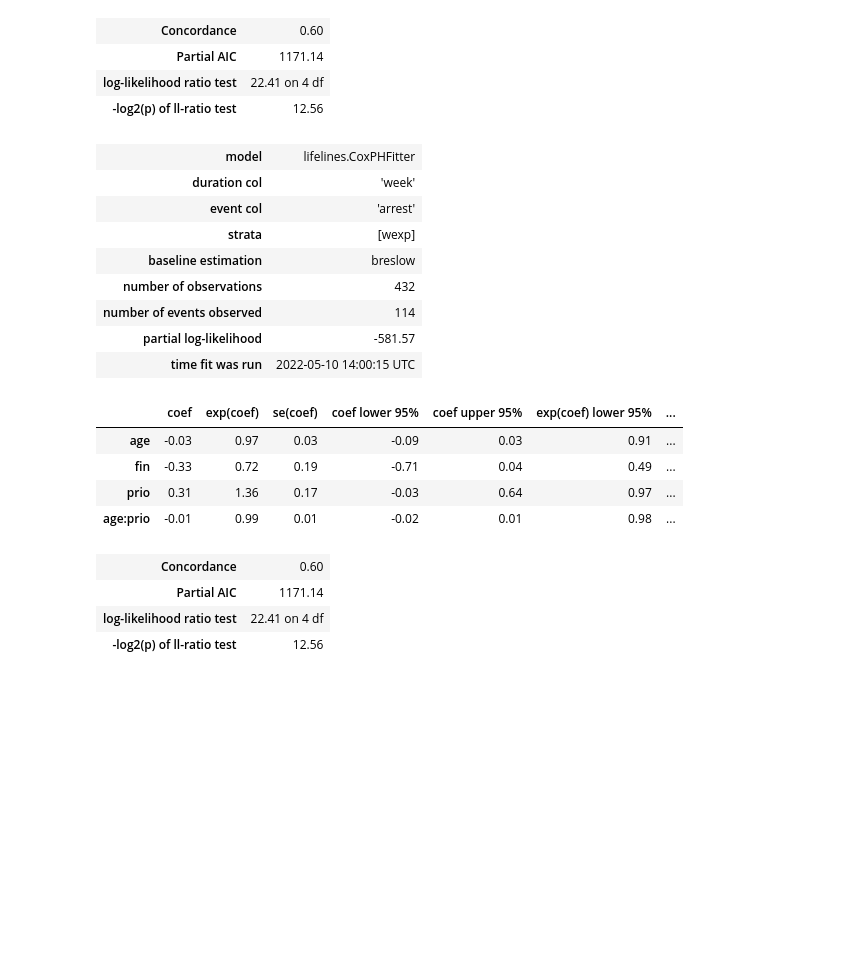
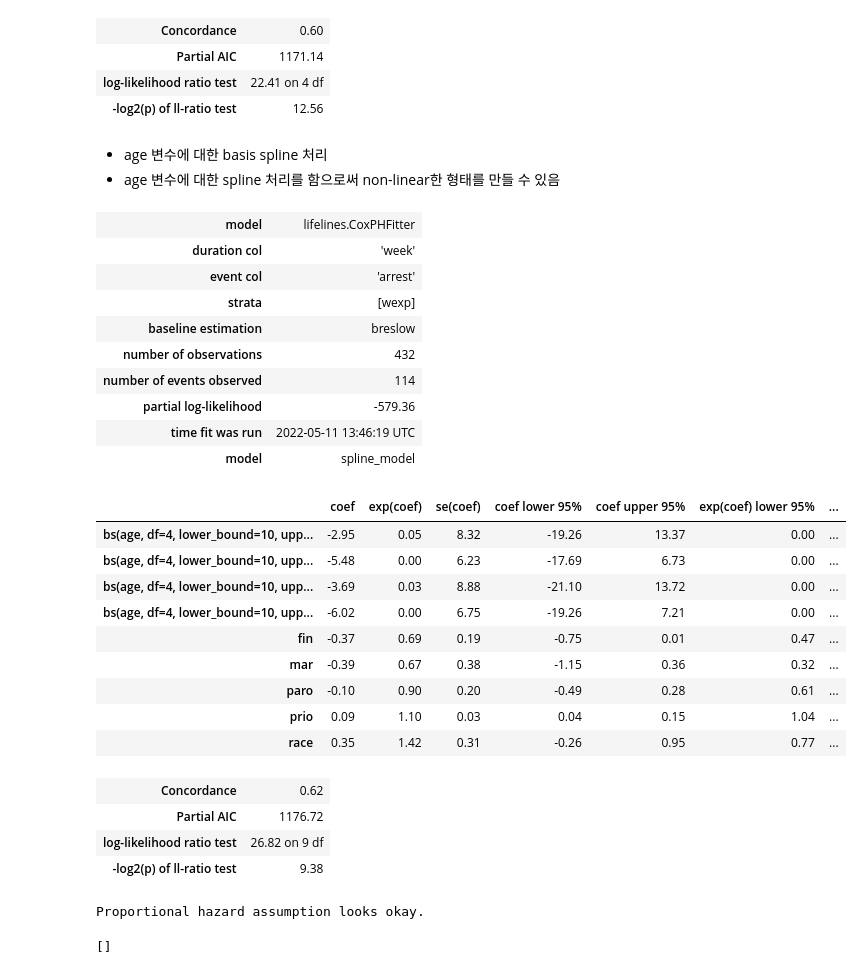
Before and after one commit to seolbluewings/Python, a Jupyter notebook: Cox PH Model.ipynb, the cells around one changed output. Drawn from its saved outputs; the diff is of its cells as text; code cells hidden in the pictures; blank space fills up the shorter version.

```diff
--- a/Cox PH Model.ipynb
+++ b/Cox PH Model.ipynb
@@ -200,24 +196,37 @@ cph.print_summary()
 | Partial AIC | 1171.14 |
 | log-likelihood ratio test | 22.41 on 4 df |
 | -log2(p) of ll-ratio test | 12.56 |
-# %%
-cph.print_summary()
-# %% [output]
-| model | lifelines.CoxPHFitter |
-| duration col | 'week' |
-| event col | 'arrest' |
-| strata | [wexp] |
-| baseline estimation | breslow |
-| number of observations | 432 |
-| number of events observed | 114 |
-| partial log-likelihood | -581.57 |
-| time fit was run | 2022-05-10 14:00:15 UTC |
-|  | coef | exp(coef) | se(coef) | coef lower 95% | coef upper 95% | exp(coef) lower 95% | ... |
-| age | -0.03 | 0.97 | 0.03 | -0.09 | 0.03 | 0.91 | ... |
-| fin | -0.33 | 0.72 | 0.19 | -0.71 | 0.04 | 0.49 | ... |
-| prio | 0.31 | 1.36 | 0.17 | -0.03 | 0.64 | 0.97 | ... |
-| age:prio | -0.01 | 0.99 | 0.01 | -0.02 | 0.01 | 0.98 | ... |
-| Concordance | 0.60 |
-| Partial AIC | 1171.14 |
-| log-likelihood ratio test | 22.41 on 4 df |
-| -log2(p) of ll-ratio test | 12.56 |
+# %% [markdown]
+- age 변수에 대한 basis spline 처리
+- age 변수에 대한 spline 처리를 함으로써 non-linear한 형태를 만들 수 있음
+# %%
+cph.fit(rossi, 'week', 'arrest', strata=['wexp'], formula="bs(age, df=4, lower_bound=10, upper_bound=50) + fin +race + mar + paro + prio")
+cph.print_summary(model="spline_model"); print()
+cph.check_assumptions(rossi, show_plots=True, p_value_threshold=0.05)
+# %% [output]
+| model | lifelines.CoxPHFitter |
+| duration col | 'week' |
+| event col | 'arrest' |
+| strata | [wexp] |
+| baseline estimation | breslow |
+| number of observations | 432 |
+| number of events observed | 114 |
+| partial log-likelihood | -579.36 |
+| time fit was run | 2022-05-11 13:46:19 UTC |
+| model | spline_model |
+|  | coef | exp(coef) | se(coef) | coef lower 95% | coef upper 95% | exp(coef) lower 95% | ... |
+| bs(age, df=4, lower_bound=10, upp... | -2.95 | 0.05 | 8.32 | -19.26 | 13.37 | 0.00 | ... |
+| bs(age, df=4, lower_bound=10, upp... | -5.48 | 0.00 | 6.23 | -17.69 | 6.73 | 0.00 | ... |
+| bs(age, df=4, lower_bound=10, upp... | -3.69 | 0.03 | 8.88 | -21.10 | 13.72 | 0.00 | ... |
+| bs(age, df=4, lower_bound=10, upp... | -6.02 | 0.00 | 6.75 | -19.26 | 7.21 | 0.00 | ... |
+| fin | -0.37 | 0.69 | 0.19 | -0.75 | 0.01 | 0.47 | ... |
+| mar | -0.39 | 0.67 | 0.38 | -1.15 | 0.36 | 0.32 | ... |
+| paro | -0.10 | 0.90 | 0.20 | -0.49 | 0.28 | 0.61 | ... |
+| prio | 0.09 | 1.10 | 0.03 | 0.04 | 0.15 | 1.04 | ... |
+| race | 0.35 | 1.42 | 0.31 | -0.26 | 0.95 | 0.77 | ... |
+| Concordance | 0.62 |
+| Partial AIC | 1176.72 |
+| log-likelihood ratio test | 26.82 on 9 df |
+| -log2(p) of ll-ratio test | 9.38 |
+Proportional hazard assumption looks okay.
+[]
```
Also changed, not shown: parts of 10 cells of this notebook.
